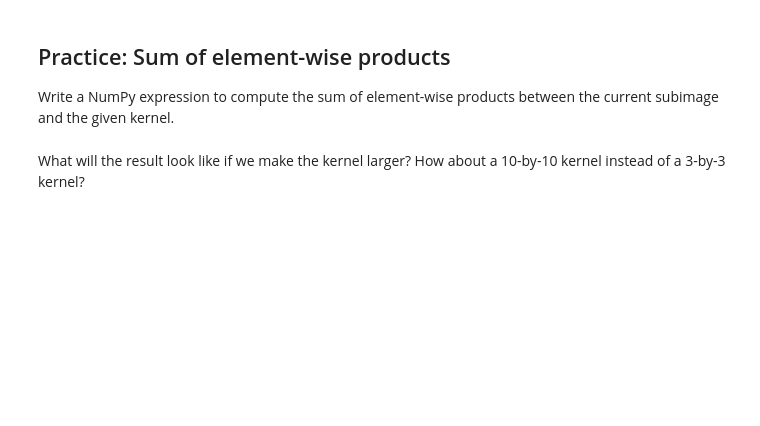
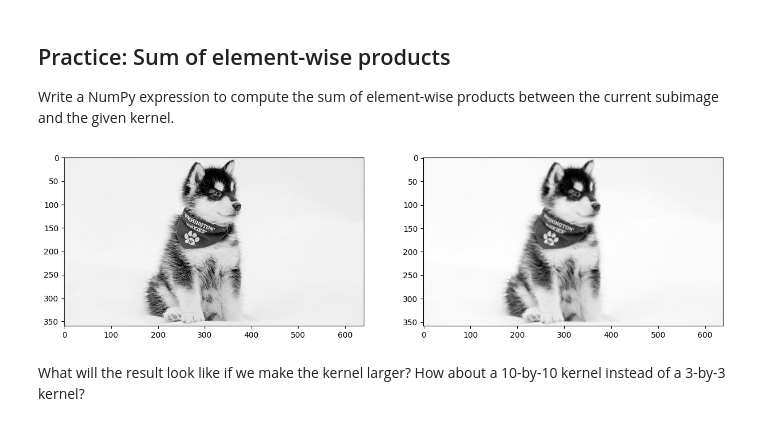
Before and after one commit to nishtha-priya1/cse163-nchs-nishtha, a Jupyter notebook: lectures/convolutions.ipynb, the cells around one changed output. Cells and saved outputs as stored; diff of their text form; code cells hidden in the pictures; blank space fills up the shorter version.

```diff
--- a/lectures/convolutions.ipynb
+++ b/lectures/convolutions.ipynb
@@ -70,6 +70,6 @@ def get_subimages(image, kernel_shape):
         for iw in range(subimages_w):
             # subimages[ih, iw] = image[iw:iw + kernel_w,     ih:ih + kernel_h]
             # subimages[ih, iw] = image[iw:iw + kernel_w + 1, ih:ih + kernel_h + 1]
-            # subimages[ih, iw] = image[ih:ih + kernel_h,     iw:iw + kernel_w]
+            subimages[ih, iw] = image[ih:ih + kernel_h,     iw:iw + kernel_w]
             # subimages[ih, iw] = image[ih:ih + kernel_h + 1, iw:iw + kernel_w + 1]
     return subimages
@@ -89,18 +91,20 @@ Write a NumPy expression to compute the sum of element-wise products between the
 # %%
 def convolve(image, kernel):
     """Returns the convolution of the image and kernel where the image shrinks by kernel shape."""
     subimages = get_subimages(image, kernel.shape)
     subimages_h, subimages_w = subimages.shape[:2]
     result = np.zeros((subimages_h, subimages_w))
     for ih in range(subimages_h):
         for iw in range(subimages_w):
             # TODO: compute the sum of element-wise product between subimage and kernel
-            result[ih, iw] = ...
+            result[ih, iw] = np.sum(subimages[ih, iw] * kernel)
     return result
 
 
 dubs_blurred = convolve(dubs, box_blur_3x3)
 compare(dubs, dubs_blurred)
+# %% [output]
+[figure, added]
 # %% [markdown]
 What will the result look like if we make the kernel larger? How about a 10-by-10 kernel instead of a 3-by-3 kernel?
 # %%
```
Also changed, not shown: parts of 6 cells of this notebook.
